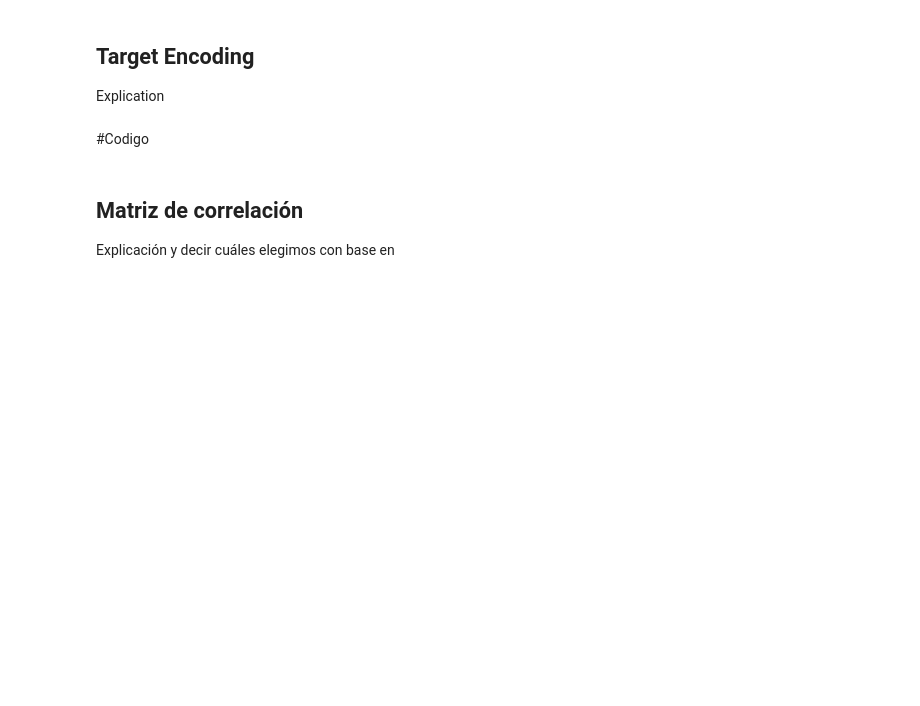
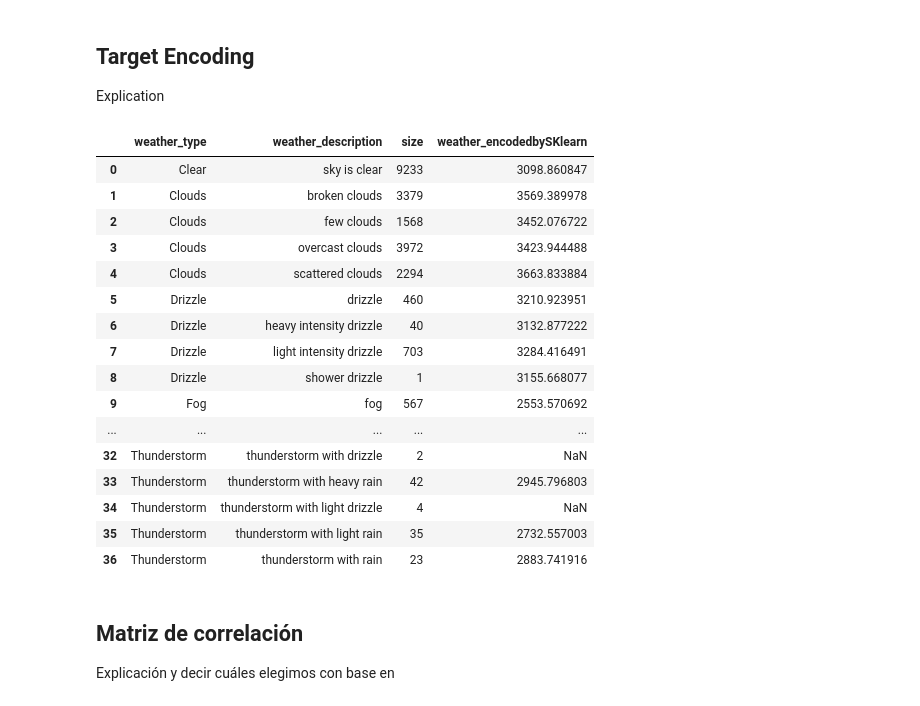
Before and after one commit to preslymorales/Proyecto-Simulacion-del-Trafico-Vehicular, a Jupyter notebook: Simulacion_Trafico_Vehicular.ipynb, the cells around one changed output. Drawn from its saved outputs; the diff is of its cells as text; code cells hidden in the pictures; blank space fills up the shorter version.

Commit message:
Target encoding de weather_type y description usando traffic_volume

```diff
--- a/Simulacion_Trafico_Vehicular.ipynb
+++ b/Simulacion_Trafico_Vehicular.ipynb
@@ -115,10 +239,43 @@ Además, recurrimos al método Target Encoding modificado porque el normal puede
 ## Target Encoding
 
 Explication
-# %% [markdown]
-#Codigo
 # %%
-#Por libreria
+#Con libreria el suavizado
+from category_encoders import TargetEncoder
+encoder = TargetEncoder()
+encoded = encoder.fit_transform(
+    df_test[["weather_type", "weather_description"]],
+    df_test["traffic_volume"]
+)
+df_test = df_test.copy()
+# Crea la columna con el promedio de las dos codificaciones (por fila)
+df_test['weather_encodedbySKlearn'] = encoded.mean(axis=1)
+# Agrupar para obtener la media del encoding por grupo (combinación única)
+encoded_group = df_test.groupby(["weather_type", "weather_description"], observed=True)["weather_encodedbySKlearn"].mean().reset_index()
+# Ahora `encoded` es un DataFrame con dos columnas codificadas,
+# para combinar en una sola columna (promedio o similar):
+stats = df_count.merge(encoded_group, on=["weather_type", "weather_description"], how="left")
+#Lo agregamos al df si lo vemos necesario
+df = df.merge(stats[["weather_type", "weather_description", "weather_encodedbySKlearn"]], on = ["weather_type", "weather_description"],how = "left")
+stats
+# %% [output]
+|  | weather_type | weather_description | size | weather_encodedbySKlearn |
+| 0 | Clear | sky is clear | 9233 | 3098.860847 |
+| 1 | Clouds | broken clouds | 3379 | 3569.389978 |
+| 2 | Clouds | few clouds | 1568 | 3452.076722 |
+| 3 | Clouds | overcast clouds | 3972 | 3423.944488 |
+| 4 | Clouds | scattered clouds | 2294 | 3663.833884 |
+| 5 | Drizzle | drizzle | 460 | 3210.923951 |
+| 6 | Drizzle | heavy intensity drizzle | 40 | 3132.877222 |
+| 7 | Drizzle | light intensity drizzle | 703 | 3284.416491 |
+| 8 | Drizzle | shower drizzle | 1 | 3155.668077 |
+| 9 | Fog | fog | 567 | 2553.570692 |
+| ... | ... | ... | ... | ... |
+| 32 | Thunderstorm | thunderstorm with drizzle | 2 | NaN |
+| 33 | Thunderstorm | thunderstorm with heavy rain | 42 | 2945.796803 |
+| 34 | Thunderstorm | thunderstorm with light drizzle | 4 | NaN |
+| 35 | Thunderstorm | thunderstorm with light rain | 35 | 2732.557003 |
+| 36 | Thunderstorm | thunderstorm with rain | 23 | 2883.741916 |
 # %% [markdown]
 ## Matriz de correlación
 
```
Also changed, not shown: parts of 9 cells of this notebook.
